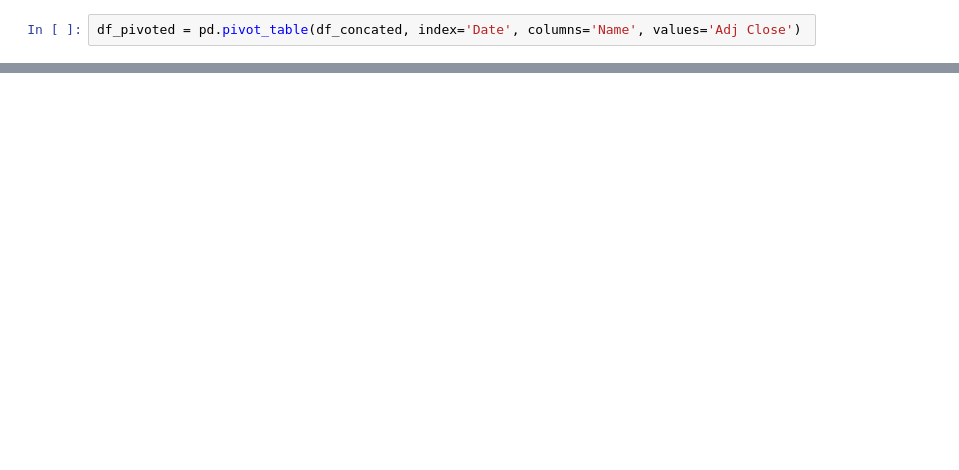
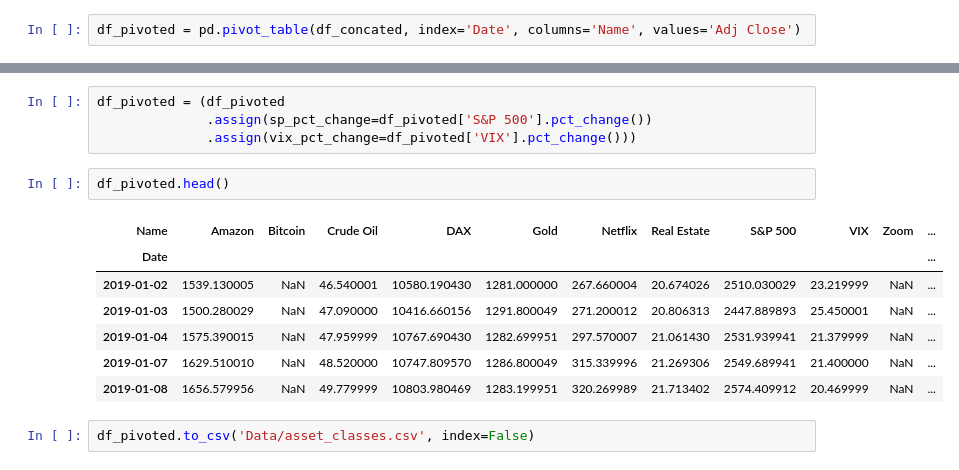
Before and after one commit to robertbozsik/impacts-of-covid19, a Jupyter notebook: data_cleaning_RB.ipynb, the cells around one changed output, grey strips where cells are left out. Drawn from its saved outputs; the diff is of its cells as text; blank space fills up the shorter version.

```diff
--- a/data_cleaning_RB.ipynb
+++ b/data_cleaning_RB.ipynb
@@ -246,0 +279,16 @@ memory usage: 8.9+ KB
+# %%
+df_pivoted = (df_pivoted
+              .assign(sp_pct_change=df_pivoted['S&P 500'].pct_change())
+              .assign(vix_pct_change=df_pivoted['VIX'].pct_change()))
+# %%
+df_pivoted.head()
+# %% [output]
+| Name | Amazon | Bitcoin | Crude Oil | DAX | Gold | Netflix | Real Estate | S&P 500 | VIX | Zoom | ... |
+| Date |  |  |  |  |  |  |  |  |  |  | ... |
+| 2019-01-02 | 1539.130005 | NaN | 46.540001 | 10580.190430 | 1281.000000 | 267.660004 | 20.674026 | 2510.030029 | 23.219999 | NaN | ... |
+| 2019-01-03 | 1500.280029 | NaN | 47.090000 | 10416.660156 | 1291.800049 | 271.200012 | 20.806313 | 2447.889893 | 25.450001 | NaN | ... |
+| 2019-01-04 | 1575.390015 | NaN | 47.959999 | 10767.690430 | 1282.699951 | 297.570007 | 21.061430 | 2531.939941 | 21.379999 | NaN | ... |
+| 2019-01-07 | 1629.510010 | NaN | 48.520000 | 10747.809570 | 1286.800049 | 315.339996 | 21.269306 | 2549.689941 | 21.400000 | NaN | ... |
+| 2019-01-08 | 1656.579956 | NaN | 49.779999 | 10803.980469 | 1283.199951 | 320.269989 | 21.713402 | 2574.409912 | 20.469999 | NaN | ... |
+# %%
+df_pivoted.to_csv('Data/asset_classes.csv', index=False)
```
Also changed, not shown: parts of 12 cells of this notebook, 1 other file.
